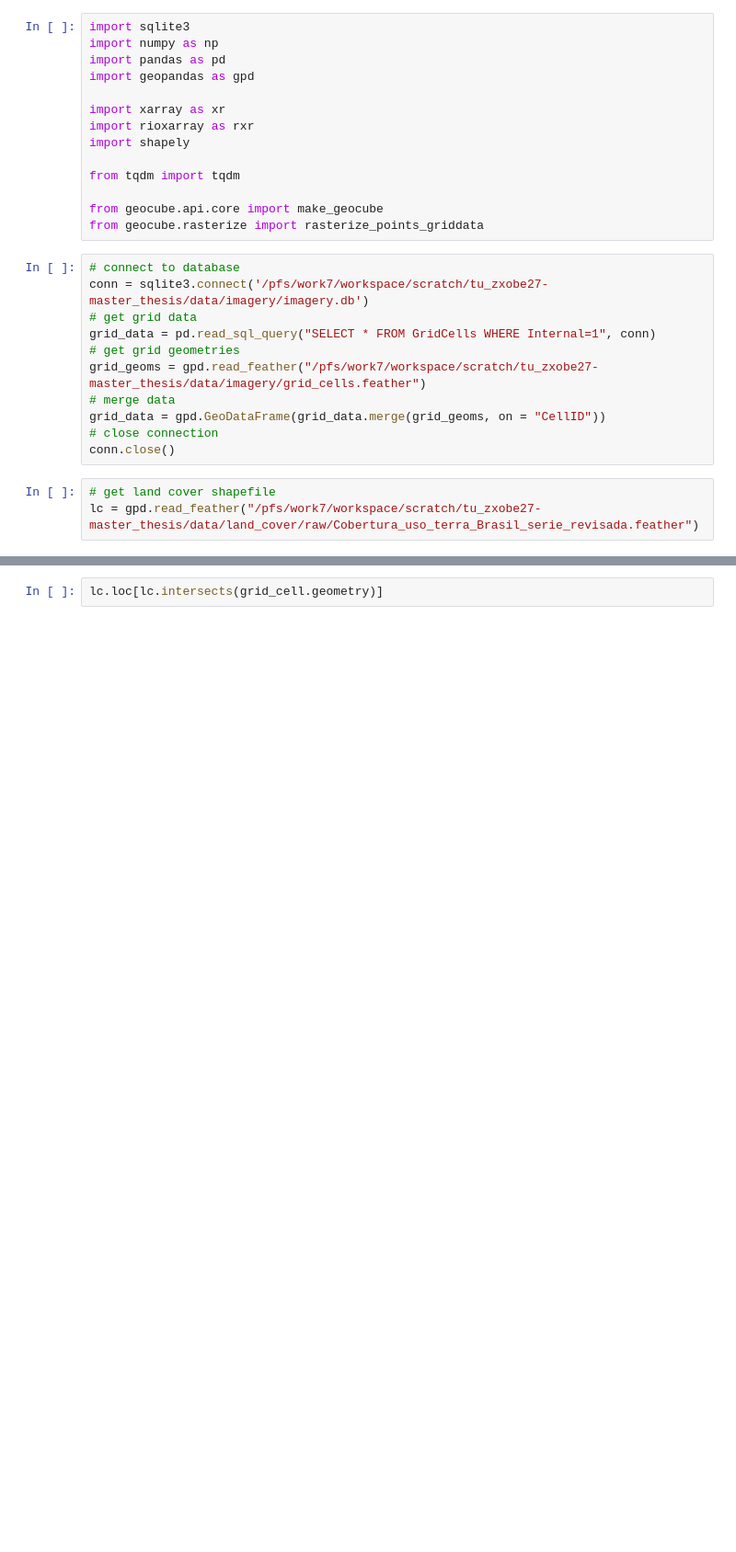
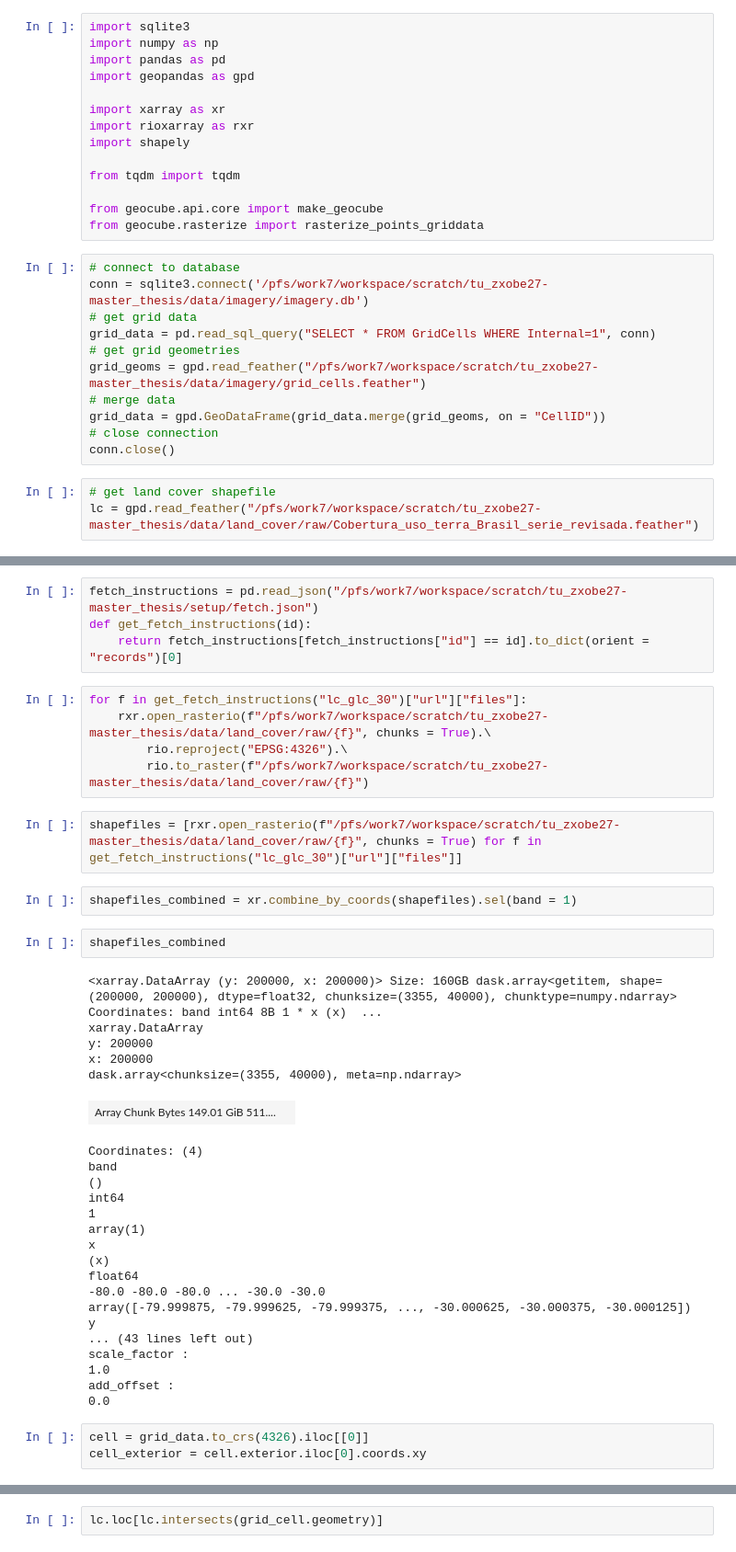
Before and after one commit to felixschulz385/Masterthesis, a Jupyter notebook: code/experiments/experiments.ipynb, the cells around one changed output, grey strips where cells are left out. Shown at 92% size. Saved outputs shown, nothing was run; the diff lists cells and outputs as text; blank space fills up the shorter version.

```diff
--- a/code/experiments/experiments.ipynb
+++ b/code/experiments/experiments.ipynb
@@ -417,0 +788,42 @@ lc_xr.USO2010.plot.imshow(vmin = 1, vmax = 14)
+# %%
+fetch_instructions = pd.read_json("/pfs/work7/workspace/scratch/tu_zxobe27-master_thesis/setup/fetch.json")
+def get_fetch_instructions(id):
+    return fetch_instructions[fetch_instructions["id"] == id].to_dict(orient = "records")[0]
+# %%
+for f in get_fetch_instructions("lc_glc_30")["url"]["files"]:
+    rxr.open_rasterio(f"/pfs/work7/workspace/scratch/tu_zxobe27-master_thesis/data/land_cover/raw/{f}", chunks = True).\
+        rio.reproject("EPSG:4326").\
+        rio.to_raster(f"/pfs/work7/workspace/scratch/tu_zxobe27-master_thesis/data/land_cover/raw/{f}")
+# %%
+shapefiles = [rxr.open_rasterio(f"/pfs/work7/workspace/scratch/tu_zxobe27-master_thesis/data/land_cover/raw/{f}", chunks = True) for f in get_fetch_instructions("lc_glc_30")["url"]["files"]]
+# %%
+shapefiles_combined = xr.combine_by_coords(shapefiles).sel(band = 1)
+# %%
+shapefiles_combined
+# %% [output]
+<xarray.DataArray (y: 200000, x: 200000)> Size: 160GB dask.array<getitem, shape=(200000, 200000), dtype=float32, chunksize=(3355, 40000), chunktype=numpy.ndarray> Coordinates: band int64 8B 1 * x (x)  ...
+xarray.DataArray
+y: 200000
+x: 200000
+dask.array<chunksize=(3355, 40000), meta=np.ndarray>
+| Array Chunk Bytes 149.01 GiB 511.... |  |
+Coordinates: (4)
+band
+()
+int64
+1
+array(1)
+x
+(x)
+float64
+-80.0 -80.0 -80.0 ... -30.0 -30.0
+array([-79.999875, -79.999625, -79.999375, ..., -30.000625, -30.000375, -30.000125])
+y
+... (43 lines left out)
+scale_factor :
+1.0
+add_offset :
+0.0
+# %%
+cell = grid_data.to_crs(4326).iloc[[0]]
+cell_exterior = cell.exterior.iloc[0].coords.xy
```
Also changed, not shown: parts of 52 cells of this notebook, 4 other files.
